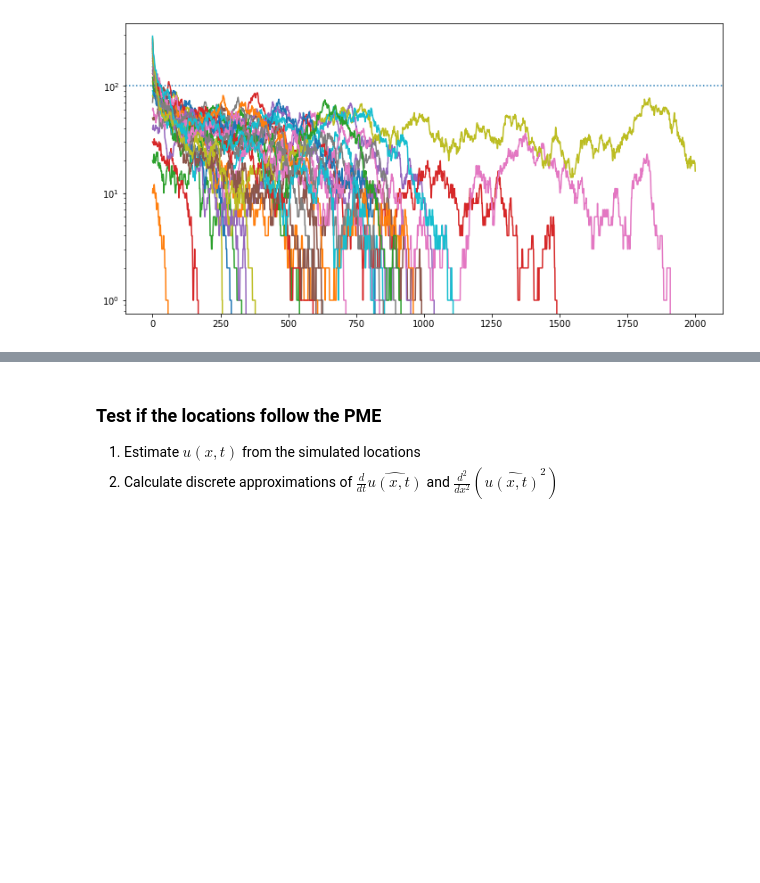
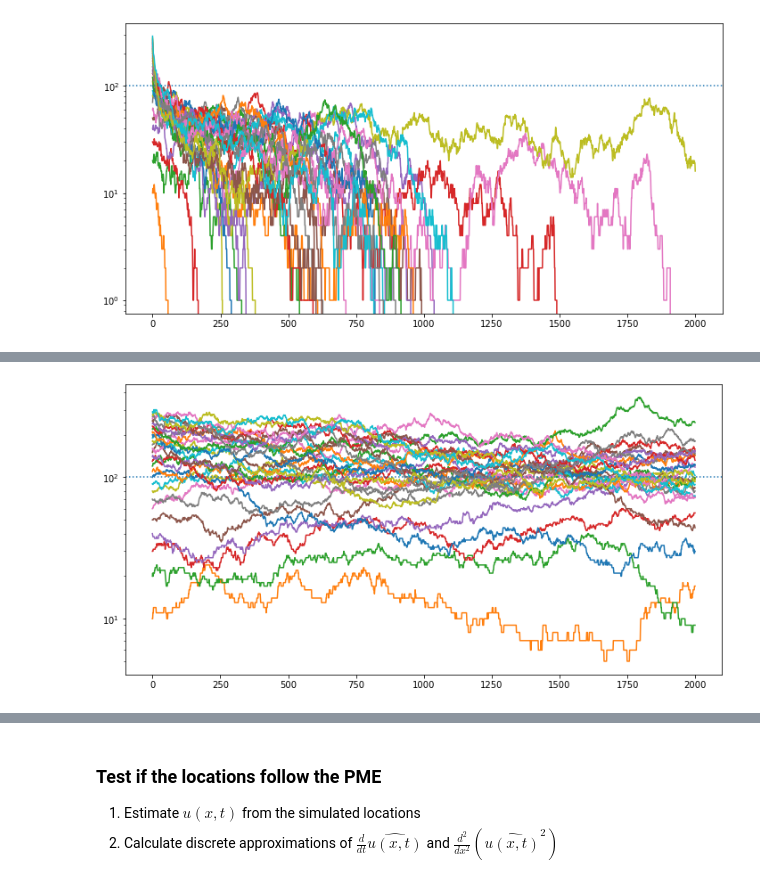
Before and after one commit to petrelharp/lineage_plotting, a Jupyter notebook: pme/pme_writeup.ipynb, the cells around one changed output, grey strips where cells are left out. Cells and saved outputs as stored; diff of their text form; code cells hidden in the pictures; blank space fills up the shorter version.

```diff
--- a/pme/pme_writeup.ipynb
+++ b/pme/pme_writeup.ipynb
@@ -296,0 +269,28 @@ ax.set_yscale("log");
+# %%
+def revised_mu(N, K, theta, dt, min_n=0):
+    delta = get_delta(K=K, dt=dt, theta=theta)
+    return  1 - np.exp(- dt * ((1 + 1/theta) * np.fmax(min_n, N / K) - 1/theta - delta))
+
+def revised_next_gen(N, **kwargs):
+    offspring = rng.binomial(n=N, p=gamma(N, **kwargs), size=len(N))
+    survivors = rng.binomial(n=N + offspring, p=1 - revised_mu(N + offspring, **kwargs), size=len(N))
+    return survivors
+
+params = {
+    "K" : 100,
+    "theta" : 100,
+    "min_n" : 4/7,
+    "dt" : 0.01,
+}
+
+Nmat = np.full((2000, 30), -1, dtype='int')
+Nmat[0,:] = 10 * np.arange(Nmat.shape[1])
+for k in range(1, Nmat.shape[0]):
+    Nmat[k, :] = revised_next_gen(Nmat[k-1, :], **params)
+
+fig, ax = plt.subplots(1, 1, figsize=(12, 6))
+ax.plot(Nmat)
+ax.axhline(params["K"], ls=":")
+ax.set_yscale("log");
+# %% [output]
+[figure, added]
```
Also changed, not shown: parts of 46 cells of this notebook, 4 other files.
